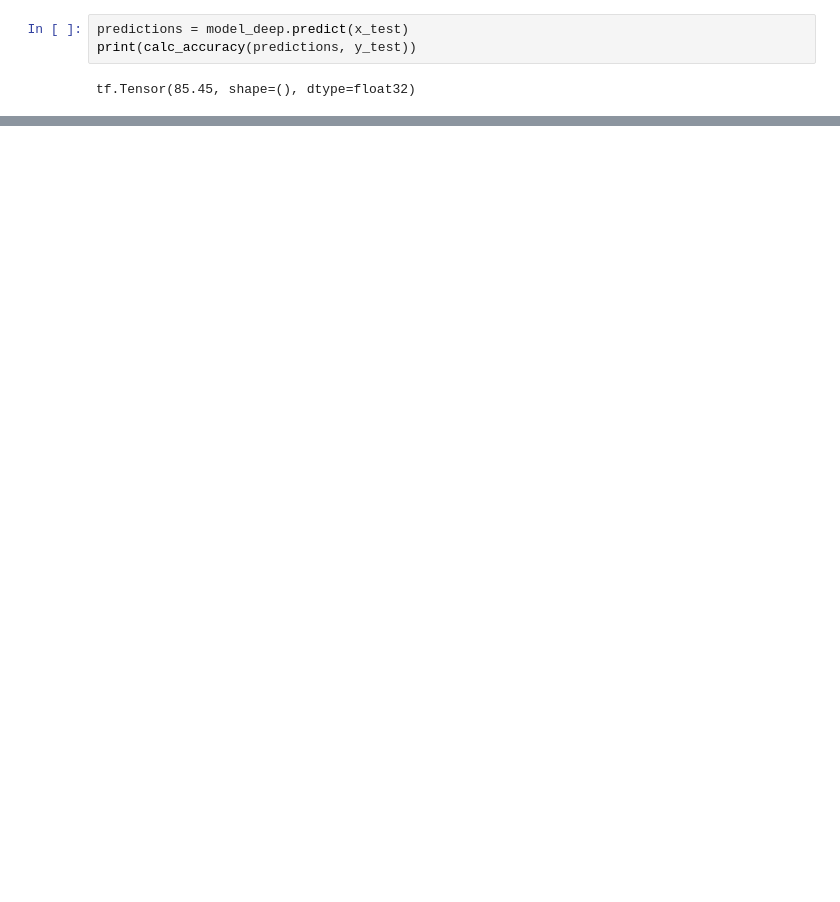
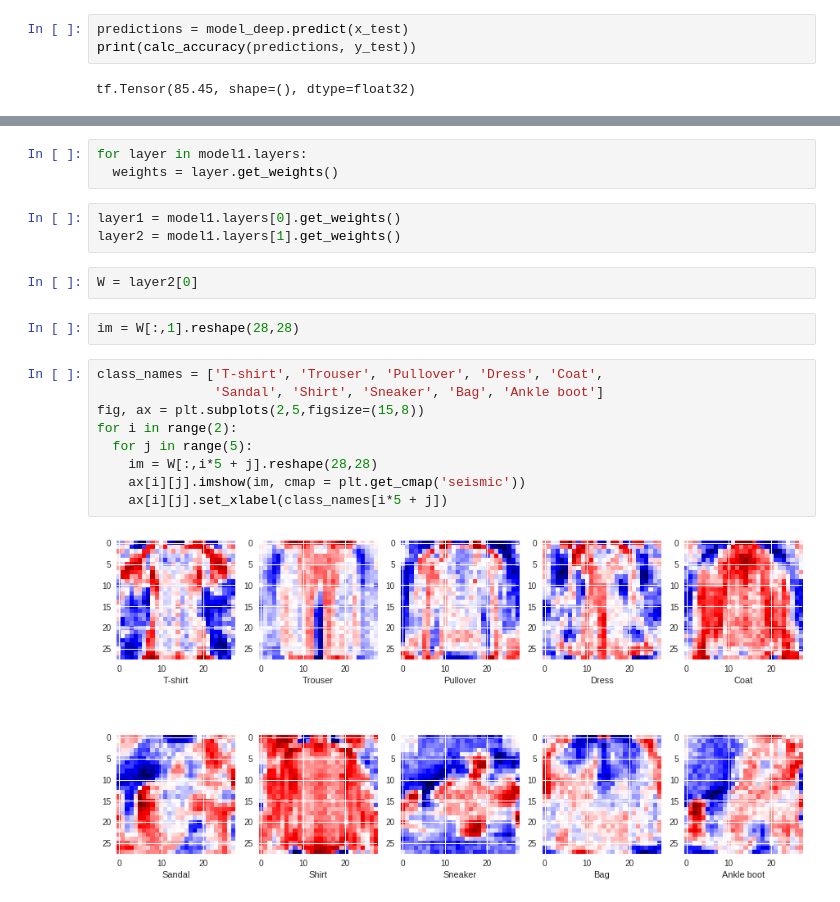
Before and after one commit to zw2497/Deep-Learning, a Jupyter notebook: hw1_pretty.ipynb, the cells around one changed output, grey strips where cells are left out. Cells and saved outputs as stored; diff of their text form; blank space fills up the shorter version.

```diff
--- a/hw1_pretty.ipynb
+++ b/hw1_pretty.ipynb
@@ -405,0 +626,21 @@ def my_softmax(x):
+# %%
+for layer in model1.layers:
+  weights = layer.get_weights()
+# %%
+layer1 = model1.layers[0].get_weights()
+layer2 = model1.layers[1].get_weights()
+# %%
+W = layer2[0]
+# %%
+im = W[:,1].reshape(28,28)
+# %%
+class_names = ['T-shirt', 'Trouser', 'Pullover', 'Dress', 'Coat',
+               'Sandal', 'Shirt', 'Sneaker', 'Bag', 'Ankle boot']
+fig, ax = plt.subplots(2,5,figsize=(15,8))
+for i in range(2):
+  for j in range(5):
+    im = W[:,i*5 + j].reshape(28,28)
+    ax[i][j].imshow(im, cmap = plt.get_cmap('seismic'))
+    ax[i][j].set_xlabel(class_names[i*5 + j])
+# %% [output]
+[figure, added]
```
Also changed, not shown: parts of 41 cells of this notebook.
